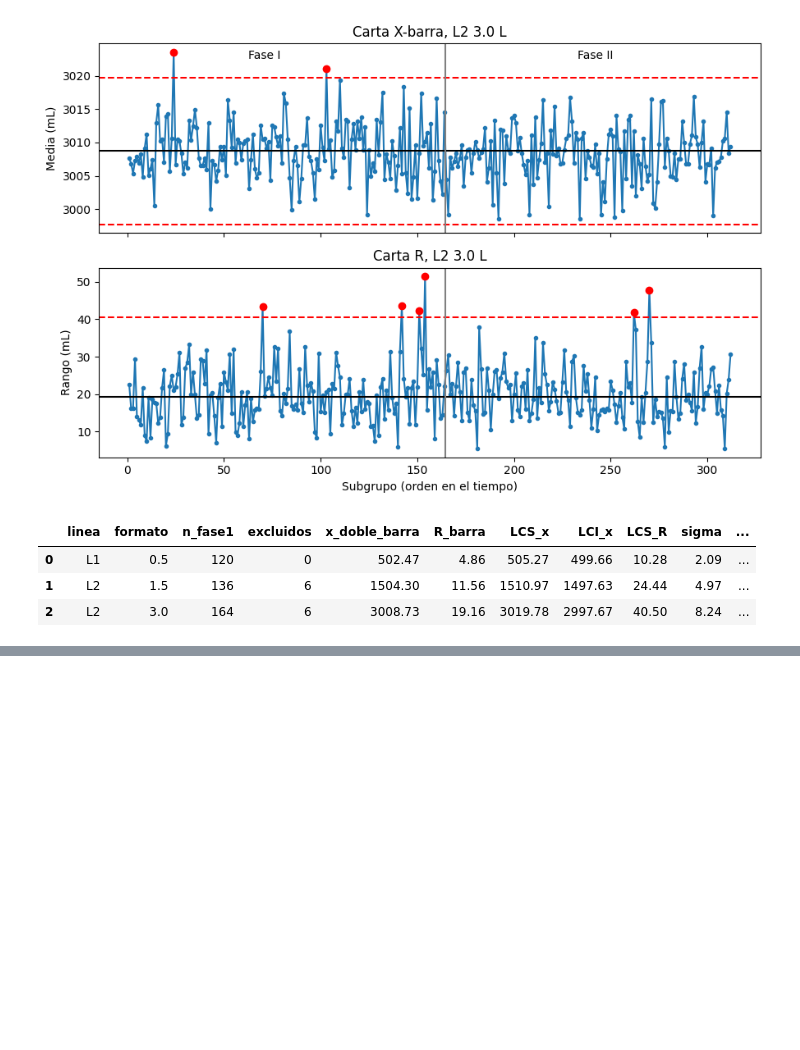
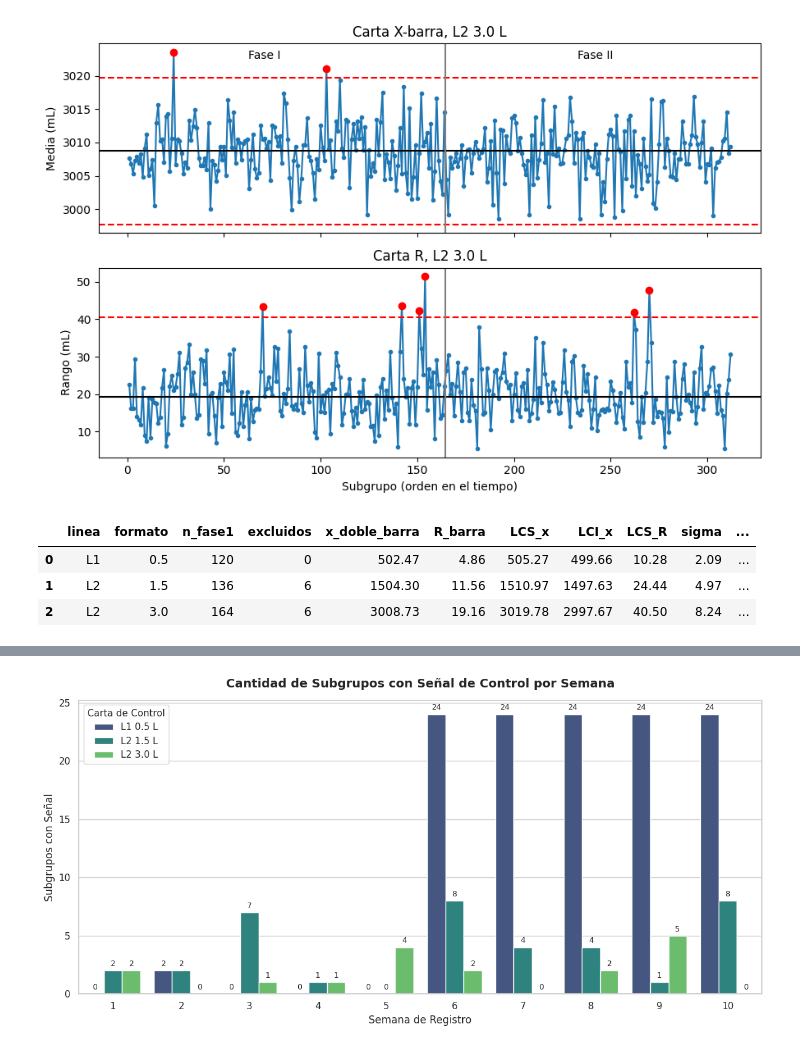
Before and after one commit to camiloascencio-hash/GP-S, a Jupyter notebook: E1_OFF.ipynb, the cells around one changed output, grey strips where cells are left out. Saved outputs shown, nothing was run; the diff lists cells and outputs as text; code cells hidden in the pictures; blank space fills up the shorter version.

```diff
--- a/E1_OFF.ipynb
+++ b/E1_OFF.ipynb
@@ -1043,0 +680,9 @@ plt.show()
+# %%
+# Reglas de Western Electric sobre la carta X-barra.
+# z = cuántos "sigma de la media" está cada subgrupo de la línea central: z = (xbar - xbb) / (sigma / raiz(n))
+def reglas_we(z):
+    r1 = z.abs() > 3                                                              # 1 punto a más de 3 sigma
+    r2 = ((z > 2).astype(int).rolling(3).sum() >= 2) | ((z < -2).astype(int).rolling(3).sum() >= 2)   # 2 de 3 pasan 2 sigma (mismo lado)
+    r3 = ((z > 1).astype(int).rolling(5).sum() >= 4) | ((z < -1).astype(int).rolling(5).sum() >= 4)   # 4 de 5 pasan 1 sigma (mismo lado)
+    r4 = ((z > 0).astype(int).rolling(8).sum() == 8) | ((z < 0).astype(int).rolling(8).sum() == 8)    # 8 seguidos del mismo lado
+    return r1, r2, r3, r4
@@ -1043,0 +845,31 @@ plt.show()
+# %%
+import matplotlib.pyplot as plt
+import seaborn as sns
+
+# Configurar estilo visual
+sns.set_theme(style="whitegrid")
+plt.figure(figsize=(12, 6))
+
+# Crear el gráfico de barras agrupado por semana y carta
+ax = sns.barplot(
+    data=por_sem,
+    x="semana",
+    y="con_señal",
+    hue="carta",
+    palette="viridis"
+)
+
+# Añadir títulos y etiquetas claras
+plt.title("Cantidad de Subgrupos con Señal de Control por Semana", fontsize=14, fontweight="bold", pad=15)
+plt.xlabel("Semana de Registro", fontsize=12)
+plt.ylabel("Subgrupos con Señal", fontsize=12)
+plt.legend(title="Carta de Control", title_fontsize="11", loc="upper left")
+
+# Añadir el valor numérico arriba de cada barra para facilitar la lectura
+for container in ax.containers:
+    ax.bar_label(container, fmt="%d", padding=3, fontsize=9)
+
+plt.tight_layout()
+plt.show()
+# %% [output]
+[figure, added]
```
Also changed, not shown: parts of 35 cells of this notebook.
